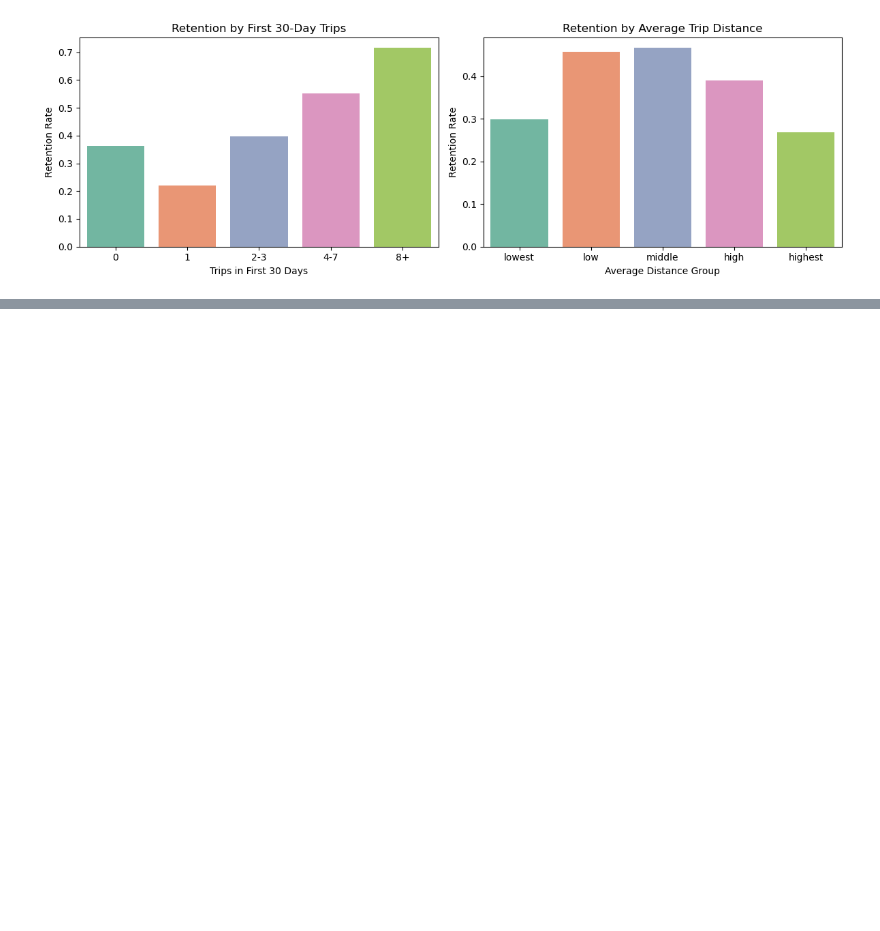
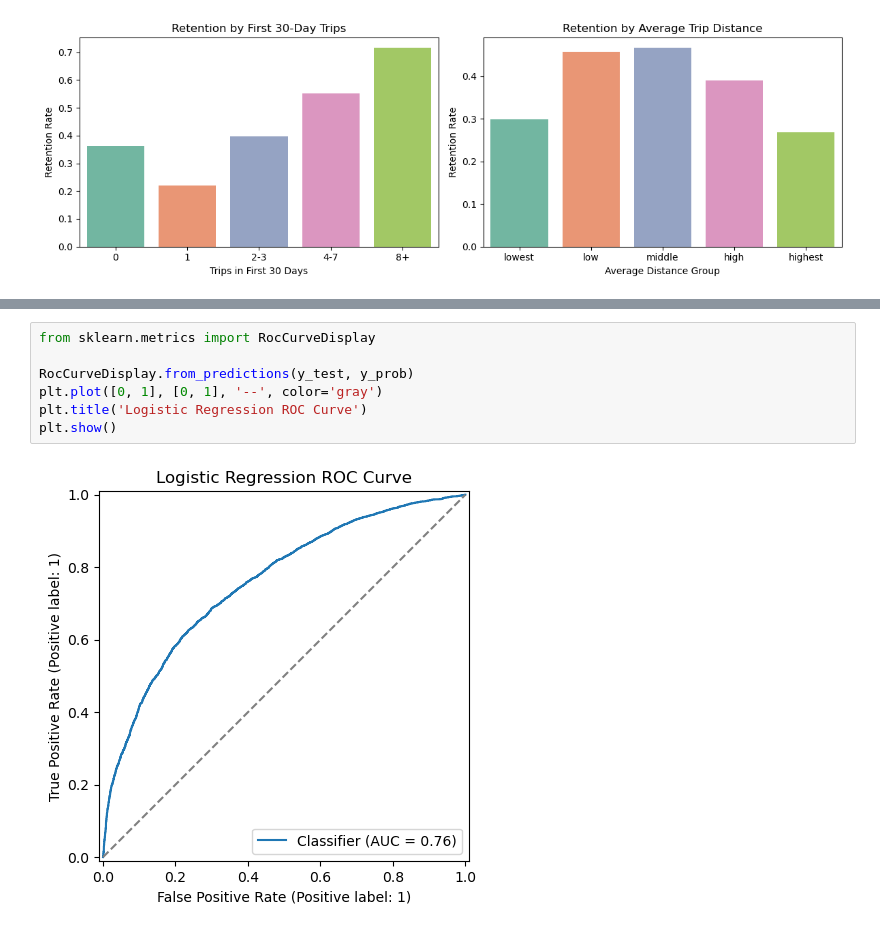
Before and after one commit to coco-martinez/springboard, a Jupyter notebook: ultimate_challenge/ultimate_data_science_challenge.ipynb, the cells around one changed output, grey strips where cells are left out. Cells and saved outputs as stored; diff of their text form; blank space fills up the shorter version.

```diff
--- a/ultimate_challenge/ultimate_data_science_challenge.ipynb
+++ b/ultimate_challenge/ultimate_data_science_challenge.ipynb
@@ -636,0 +801,9 @@ plt.show()
+# %%
+from sklearn.metrics import RocCurveDisplay
+
+RocCurveDisplay.from_predictions(y_test, y_prob)
+plt.plot([0, 1], [0, 1], '--', color='gray')
+plt.title('Logistic Regression ROC Curve')
+plt.show()
+# %% [output]
+[figure, added]
```
Also changed, not shown: parts of 34 cells of this notebook.
